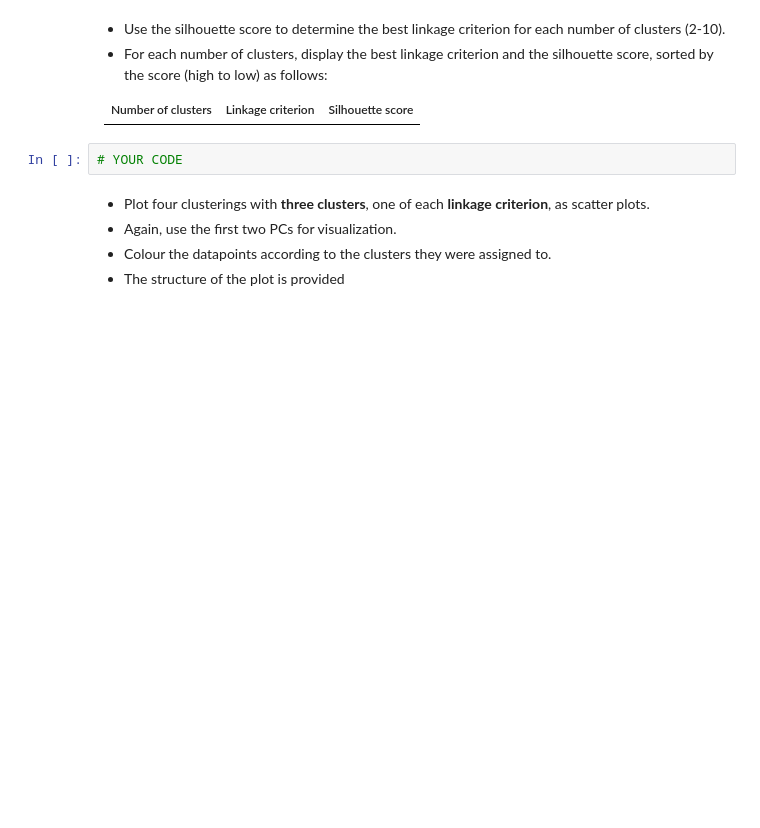
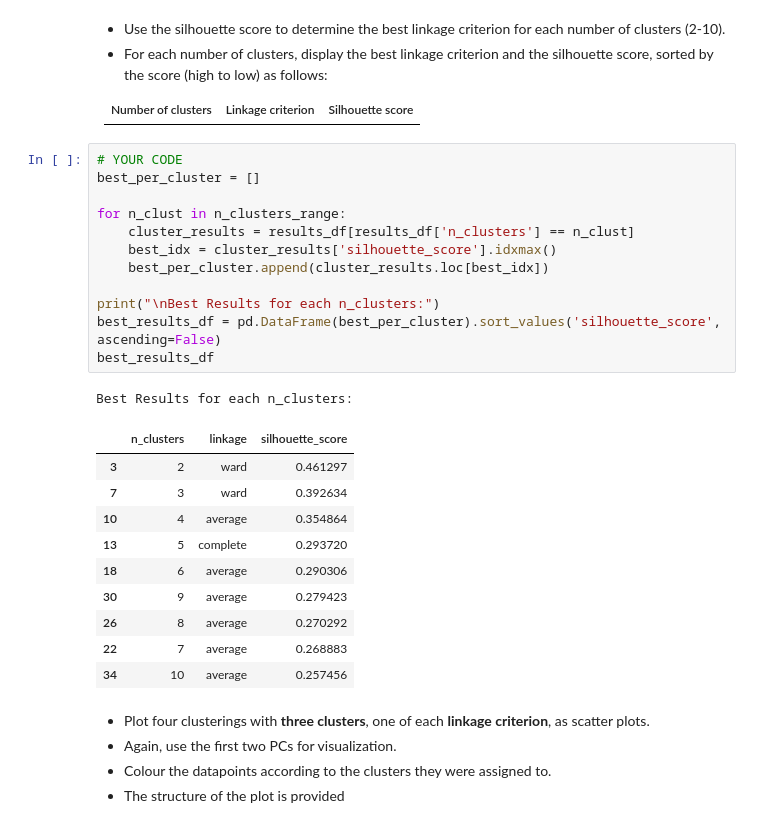
Before and after one commit to arttusamuel/dakd-2024, a Jupyter notebook: Excercise3-unsupervised-learning/your_name_here_DAKD_2024_exercise_3.ipynb, the cells around one changed output. Cells and saved outputs as stored; diff of their text form; blank space fills up the shorter version.

```diff
--- a/Excercise3-unsupervised-learning/your_name_here_DAKD_2024_exercise_3.ipynb
+++ b/Excercise3-unsupervised-learning/your_name_here_DAKD_2024_exercise_3.ipynb
@@ -192,8 +287,30 @@ Cluster the standardized data into 2-10 clusters using agglomerative hierarchica
 
 | Number of clusters | Linkage criterion | Silhouette score
 | --- | --- | ---
-# %%
-# YOUR CODE
+# %%
+# YOUR CODE
+best_per_cluster = []
+
+for n_clust in n_clusters_range:
+    cluster_results = results_df[results_df['n_clusters'] == n_clust]
+    best_idx = cluster_results['silhouette_score'].idxmax()
+    best_per_cluster.append(cluster_results.loc[best_idx])
+
+print("\nBest Results for each n_clusters:")
+best_results_df = pd.DataFrame(best_per_cluster).sort_values('silhouette_score', ascending=False)
+best_results_df
+# %% [output]
+Best Results for each n_clusters:
+|  | n_clusters | linkage | silhouette_score |
+| 3 | 2 | ward | 0.461297 |
+| 7 | 3 | ward | 0.392634 |
+| 10 | 4 | average | 0.354864 |
+| 13 | 5 | complete | 0.293720 |
+| 18 | 6 | average | 0.290306 |
+| 30 | 9 | average | 0.279423 |
+| 26 | 8 | average | 0.270292 |
+| 22 | 7 | average | 0.268883 |
+| 34 | 10 | average | 0.257456 |
 # %% [markdown]
  - Plot four clusterings with **three clusters**, one of each **linkage criterion**, as scatter plots.
  - Again, use the first two PCs for visualization.
```
Also changed, not shown: parts of 13 cells of this notebook.
